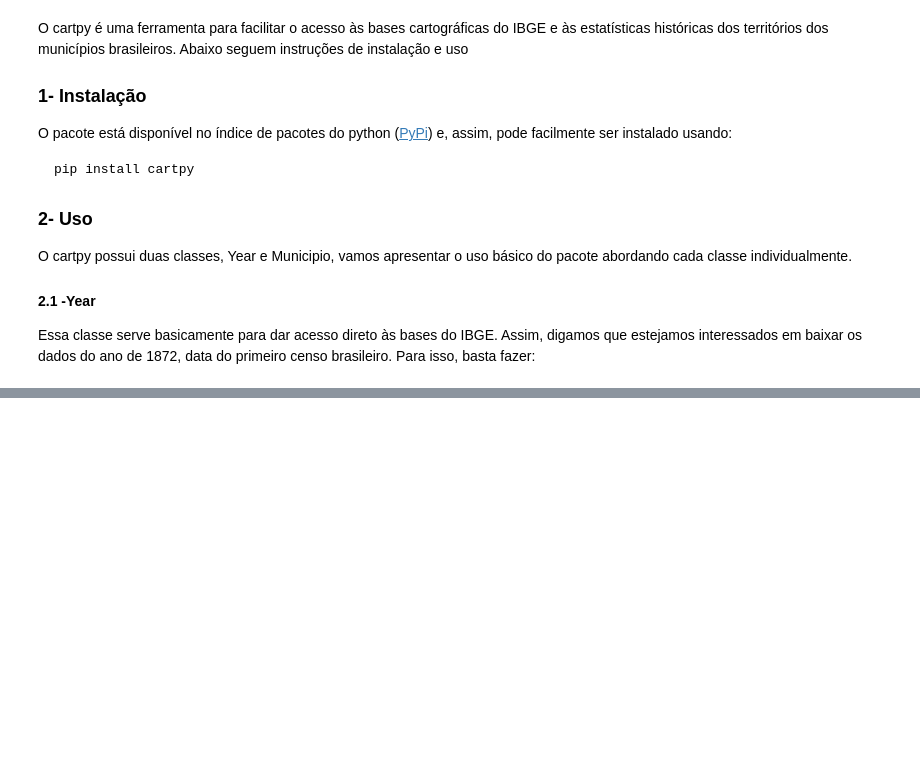
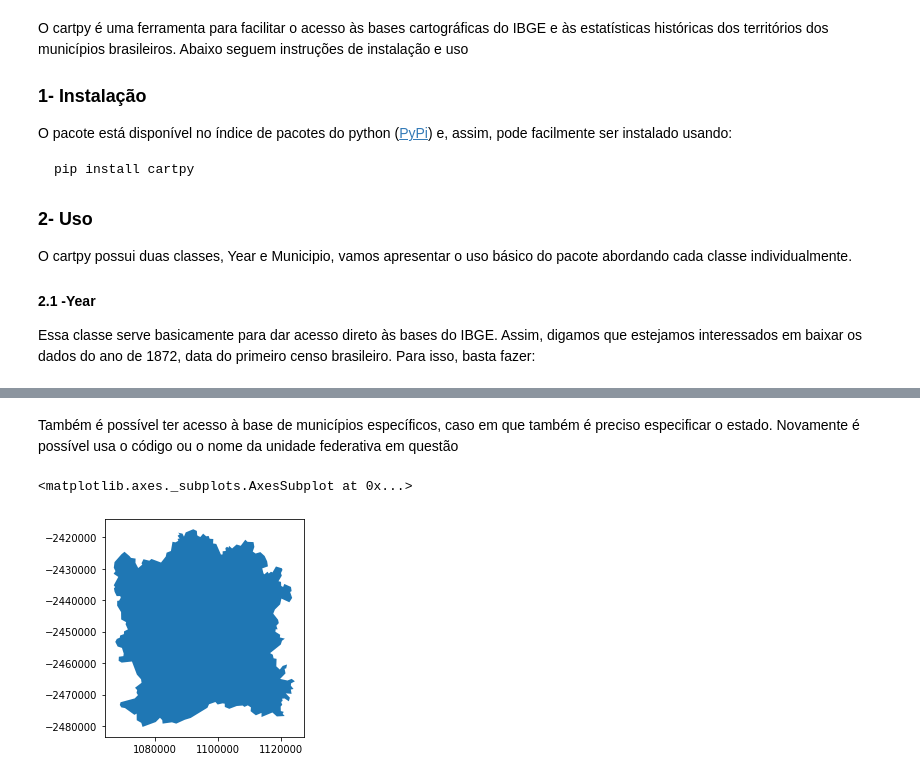
Before and after one commit to lucascr91/cartpy, a Jupyter notebook: README.ipynb, the cells around one changed output, grey strips where cells are left out. Cells and saved outputs as stored; diff of their text form; code cells hidden in the pictures; blank space fills up the shorter version.

```diff
--- a/README.ipynb
+++ b/README.ipynb
@@ -25,0 +45,7 @@ AttributeError: module 'cartpy' has no attribute 'Year'
+# %% [markdown]
+Também é possível ter acesso à base de municípios específicos, caso em que também é preciso especificar o estado. Novamente é possível usa o código ou o nome da unidade federativa em questão
+# %%
+data1872.get_geodata(state='MG',county='Juiz De Fora').plot()
+# %% [output]
+<matplotlib.axes._subplots.AxesSubplot at 0x...>
+[figure, added]
```
Also changed, not shown: parts of 18 cells of this notebook, 10 other files.
